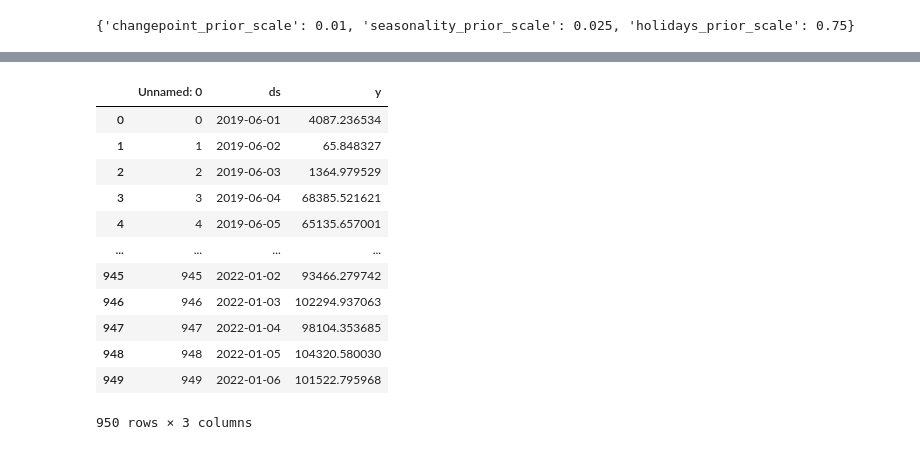
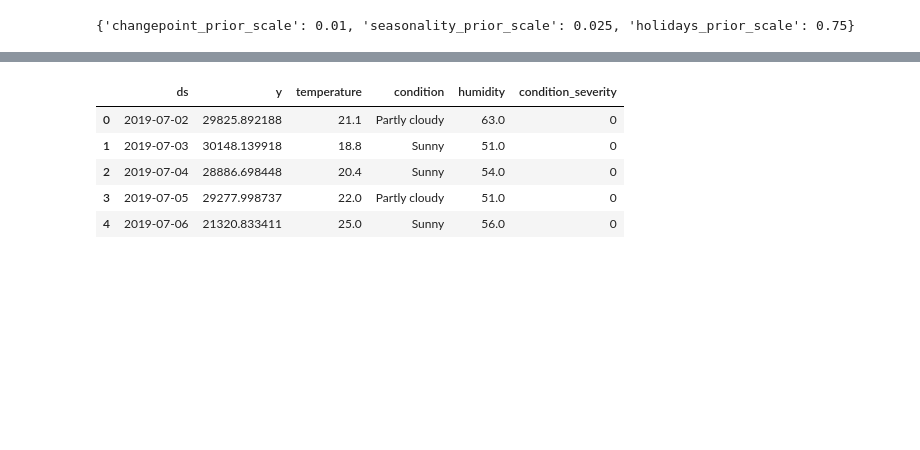
Before and after one commit to alexwesch/lighthouse_final_project, a Jupyter notebook: time-series-modeling.ipynb, the cells around one changed output, grey strips where cells are left out. Drawn from its saved outputs; the diff is of its cells as text; code cells hidden in the pictures; blank space fills up the shorter version.

```diff
--- a/time-series-modeling.ipynb
+++ b/time-series-modeling.ipynb
@@ -177,16 +155,0 @@ fig2 = m.plot_components(forecast)
-# %%
-wtrain
-# %% [output]
-|  | Unnamed: 0 | ds | y |
-| 0 | 0 | 2019-06-01 | 4087.236534 |
-| 1 | 1 | 2019-06-02 | 65.848327 |
-| 2 | 2 | 2019-06-03 | 1364.979529 |
-| 3 | 3 | 2019-06-04 | 68385.521621 |
-| 4 | 4 | 2019-06-05 | 65135.657001 |
-| ... | ... | ... | ... |
-| 945 | 945 | 2022-01-02 | 93466.279742 |
-| 946 | 946 | 2022-01-03 | 102294.937063 |
-| 947 | 947 | 2022-01-04 | 98104.353685 |
-| 948 | 948 | 2022-01-05 | 104320.580030 |
-| 949 | 949 | 2022-01-06 | 101522.795968 |
-950 rows × 3 columns
@@ -192,0 +161,9 @@ wtrain
+# %%
+daily_w.head()
+# %% [output]
+|  | ds | y | temperature | condition | humidity | condition_severity |
+| 0 | 2019-07-02 | 29825.892188 | 21.1 | Partly cloudy | 63.0 | 0 |
+| 1 | 2019-07-03 | 30148.139918 | 18.8 | Sunny | 51.0 | 0 |
+| 2 | 2019-07-04 | 28886.698448 | 20.4 | Sunny | 54.0 | 0 |
+| 3 | 2019-07-05 | 29277.998737 | 22.0 | Partly cloudy | 51.0 | 0 |
+| 4 | 2019-07-06 | 21320.833411 | 25.0 | Sunny | 56.0 | 0 |
```
Also changed, not shown: parts of 8 cells of this notebook, 2 other files.
